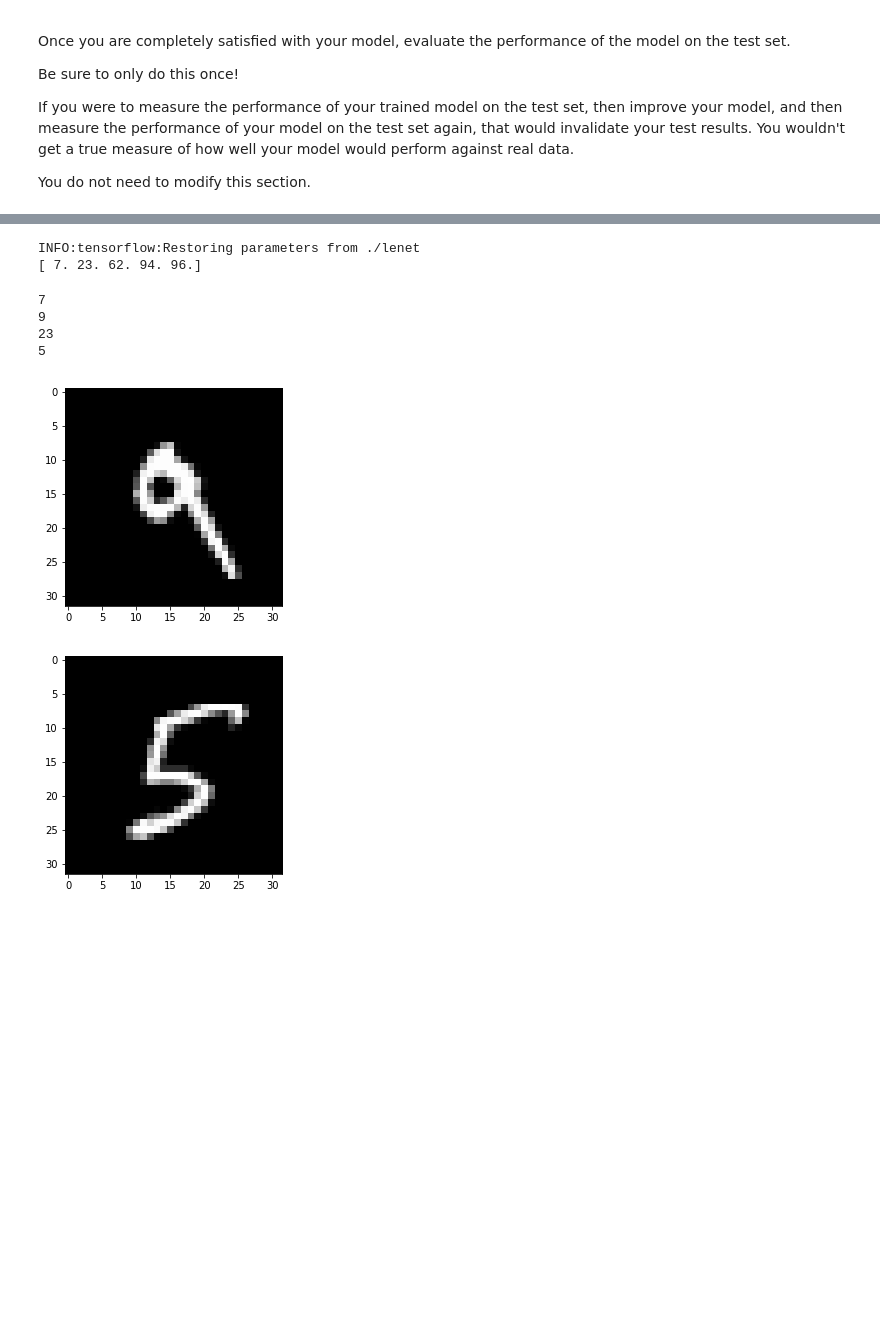
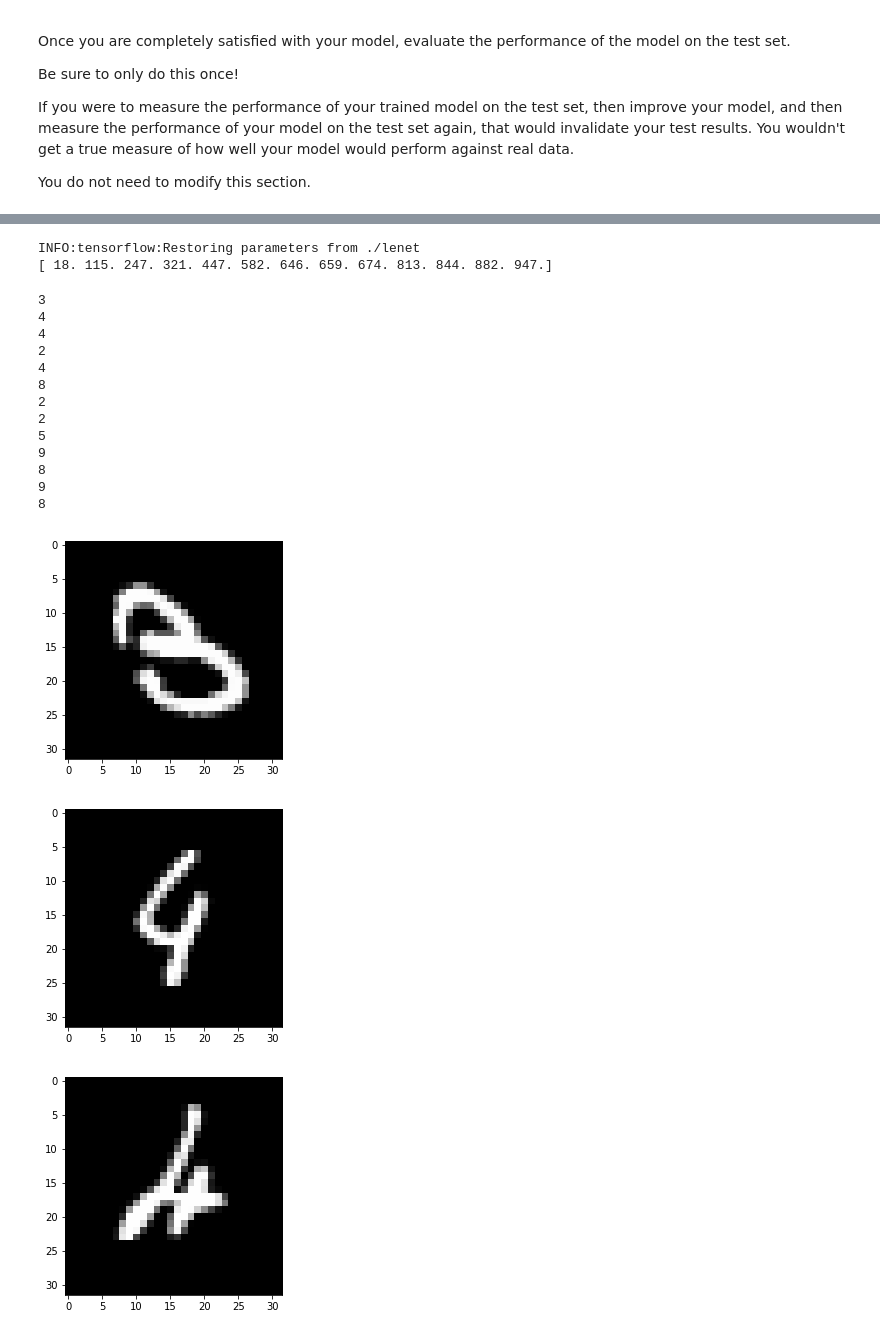
Before and after one commit to suvoganguli/SDCND, a Jupyter notebook: LeNet/LeNet-Lab.ipynb, the cells around one changed output, grey strips where cells are left out. Cells and saved outputs as stored; diff of their text form; code cells hidden in the pictures; blank space fills up the shorter version.

```diff
--- a/LeNet/LeNet-Lab.ipynb
+++ b/LeNet/LeNet-Lab.ipynb
@@ -328,25 +325,28 @@ Test Accuracy = 0.989
 # %%
 mistake_prediction = tf.not_equal(tf.argmax(logits, 1), tf.argmax(one_hot_y, 1))
-BATCH_SIZE = 10
+BATCH_SIZE = 200
 
 def find_mistakes(X_data, y_data):
     num_examples = len(X_data)
     idx_mistakes = []
     sess = tf.get_default_session()
     for offset in range(0, num_examples, BATCH_SIZE):
-        sess.run(tf.global_variables_initializer())
+        #saver.restore(sess, tf.train.latest_checkpoint('.'))
         batch_x, batch_y = X_data[offset:offset+BATCH_SIZE], y_data[offset:offset+BATCH_SIZE]
         mistakes = sess.run(mistake_prediction, feed_dict={x: batch_x, y: batch_y})
-        idx_k_mistakes = np.argwhere(mistakes==False)
+        idx_k_mistakes = np.argwhere(mistakes==True)
         idx_k_mistakes = idx_k_mistakes[:,0]
         idx_mistakes = np.append(idx_mistakes,idx_k_mistakes+offset)
+        #test_accuracy = evaluate(X_data, y_data)
+        #print(test_accuracy)
 
     return idx_mistakes
 
-X_data = X_test[:100]
-y_data = y_test[:100]
+X_data = X_test[:1000]
+y_data = y_test[:1000]
 
 with tf.Session() as sess:
+    sess.run(tf.global_variables_initializer())
     saver.restore(sess, tf.train.latest_checkpoint('.'))
     idx_mistakes = find_mistakes(X_data, y_data)
     idx_mistakes = idx_mistakes.reshape(1,-1)
@@ -354,20 +354,29 @@ with tf.Session() as sess:
     print(idx_mistakes)
 # %% [output]
 INFO:tensorflow:Restoring parameters from ./lenet
-[ 7. 23. 62. 94. 96.]
+[ 18. 115. 247. 321. 447. 582. 646. 659. 674. 813. 844. 882. 947.]
 # %%
 n = len(idx_mistakes)
-for i in range(2):
+for i in range(n):
     idx = np.int(idx_mistakes[i])
-    print(idx)
     img = X_data[idx].reshape(32,32)
     plt.figure(i)
     plt.imshow(img,cmap='gray')
     print(y_data[idx])
 # %% [output]
-7
+3
+4
+4
+2
+4
+8
+2
+2
+5
 9
-23
-5
+8
+9
+8
-[figure, old version]
+[figure, new version]
-[figure, old version]
+[figure, new version]
+[figure, added]
```
Also changed, not shown: parts of 5 cells of this notebook, 2 other files.
